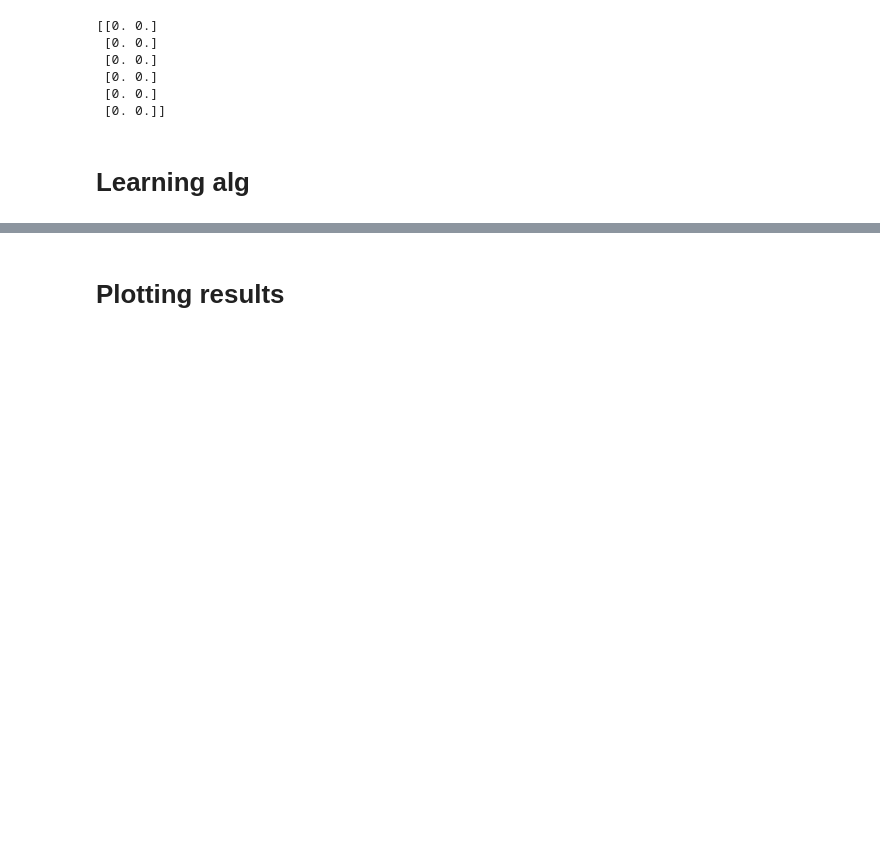
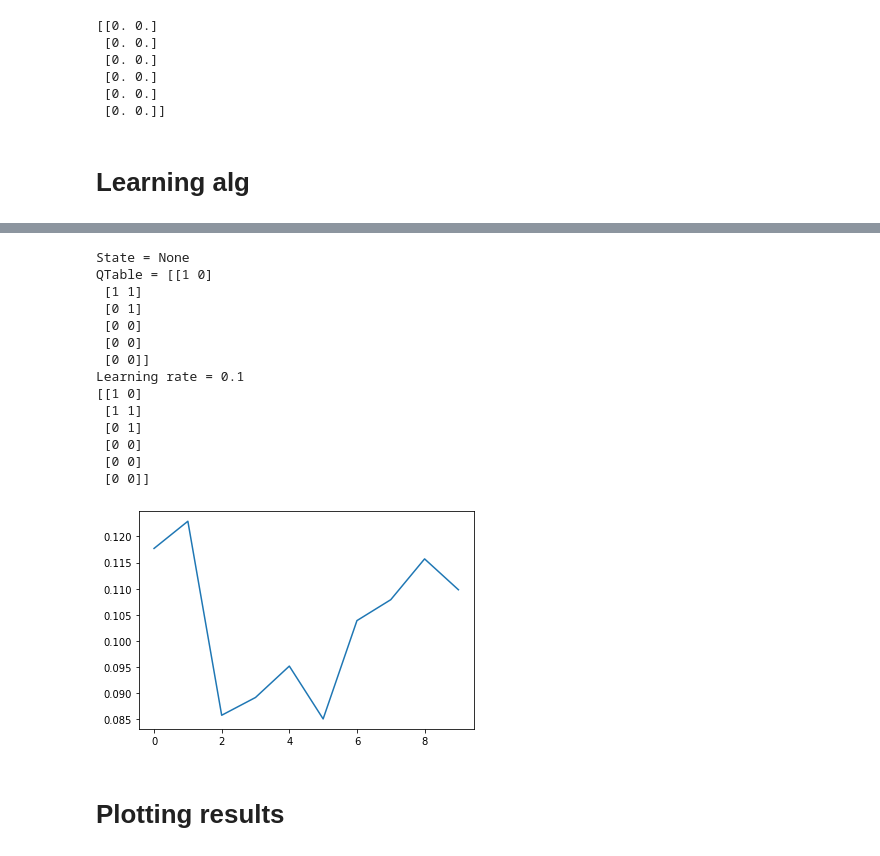
Before and after one commit to NathanJanniaux/Reinforcement-learning-Leduc-Poker, a Jupyter notebook: Leduc_Push_Fold.ipynb, the cells around one changed output, grey strips where cells are left out. Drawn from its saved outputs; the diff is of its cells as text; code cells hidden in the pictures; blank space fills up the shorter version.

```diff
--- a/Leduc_Push_Fold.ipynb
+++ b/Leduc_Push_Fold.ipynb
@@ -141,3 +184,38 @@ for i in range(0, epochs_number):
+# %%
+import matplotlib.pyplot as plt
+epochs_number=100000
+evaluate_every=10000
+evaluation=[]
+
+model = np.array([1,0,1,1,0,1,0,0,0,0,0,0])
+model=model.reshape((6, 2))
+agent=QAgent(game)
+agent.set_qtable(model)
+print(agent)
+
+for i in range(0, epochs_number):
+    if(i % evaluate_every == 0):
+        eval_game=LeducGame()
+        agent.evaluate(eval_game,10000)
+
+plt.plot(agent.perf)
+print(agent.qtable)
+# %% [output]
+State = None
+QTable = [[1 0]
+ [1 1]
+ [0 1]
+ [0 0]
+ [0 0]
+ [0 0]]
+Learning rate = 0.1
+[[1 0]
+ [1 1]
+ [0 1]
+ [0 0]
+ [0 0]
+ [0 0]]
+[figure, added]
 # %% [markdown]
 # Plotting results
 # %%
```
Also changed, not shown: parts of 11 cells of this notebook.
